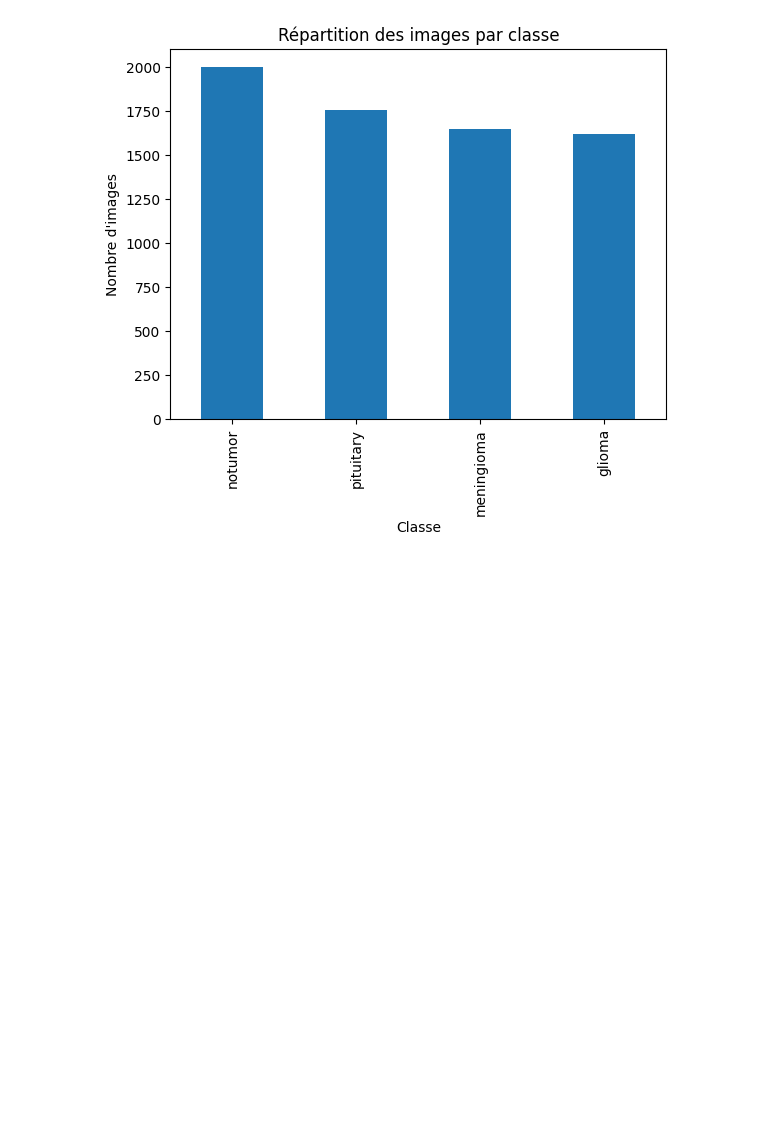
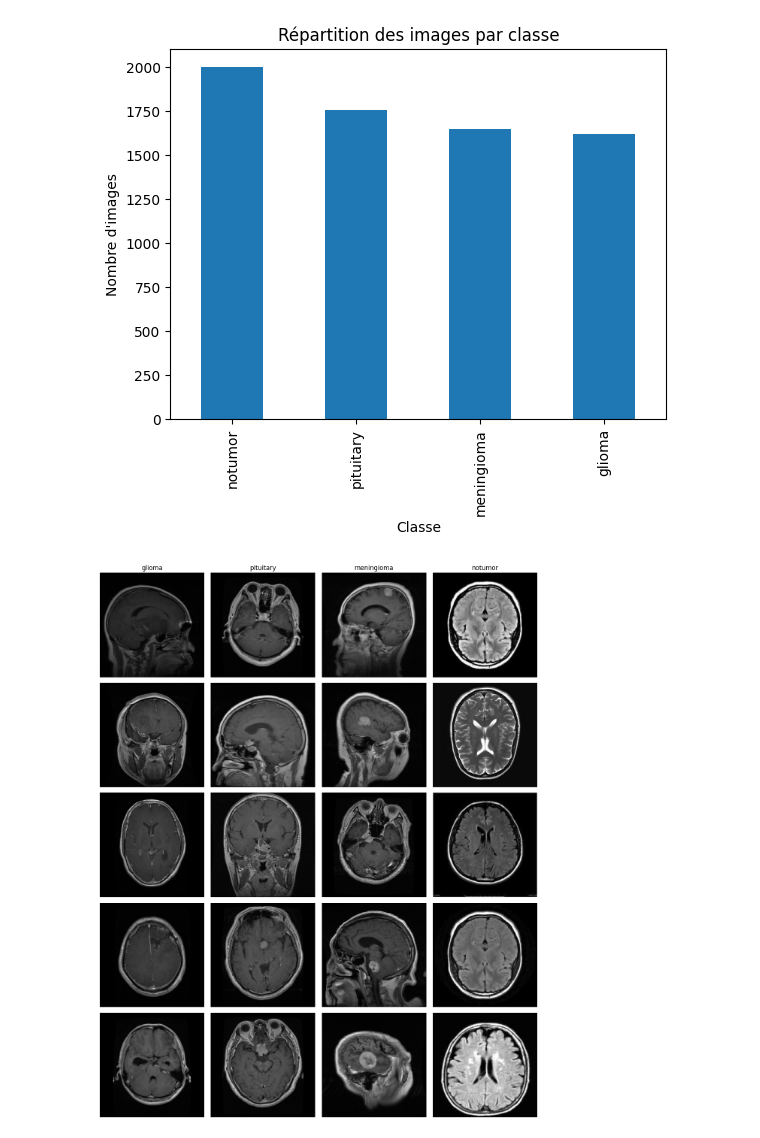
Before and after one commit to elmhmmd/BrainScan, a Jupyter notebook: Brainscan.ipynb, the cells around one changed output. Saved outputs shown, nothing was run; the diff lists cells and outputs as text; code cells hidden in the pictures; blank space fills up the shorter version.

```diff
--- a/Brainscan.ipynb
+++ b/Brainscan.ipynb
@@ -53,10 +53,10 @@ labels_shuffled = list(labels_shuffled)
 # %% [markdown]
 ### Redimonsionnement des images
 # %%
-for img in images_shuffled:
+for i in range(len(images_shuffled)):
     try:
-        image = cv2.imread(img)
-        image_resized = cv2.resize(image, (224,224))
+        images_shuffled[i] = cv2.imread(images_shuffled[i])
+        images_shuffled[i] = cv2.resize(images_shuffled[i], (224,224))
     except Exception as e:
         print(f"Erreur: {e}")
 # %% [markdown]
@@ -78,3 +80,20 @@ plt.title("Répartition des images par classe")
 plt.show()
 # %% [output]
 [figure]
+# %%
+classes = list(set(labels_shuffled))
+fig, axes = plt.subplots(5, len(classes), figsize=(3*len(classes), 15))
+
+for i, class_name in enumerate(classes):
+    class_images = [img for img, label in zip(images_shuffled, labels_shuffled) if label == class_name]
+
+    for j in range(5):
+        if j < len(class_images):
+            axes[j, i].imshow(class_images[j])
+            if j == 0:
+                axes[j, i].set_title(class_name)
+            axes[j, i].axis('off')
+plt.tight_layout()
+plt.show()
+# %% [output]
+[figure, added]
```
Also changed, not shown: parts of 1 cell of this notebook.
